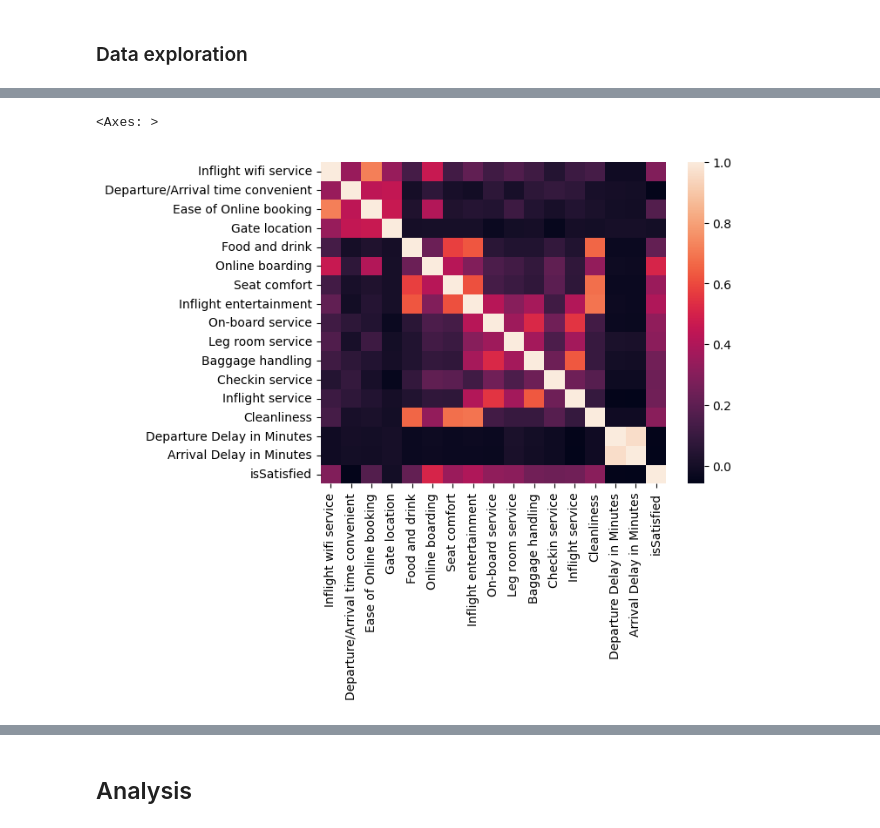
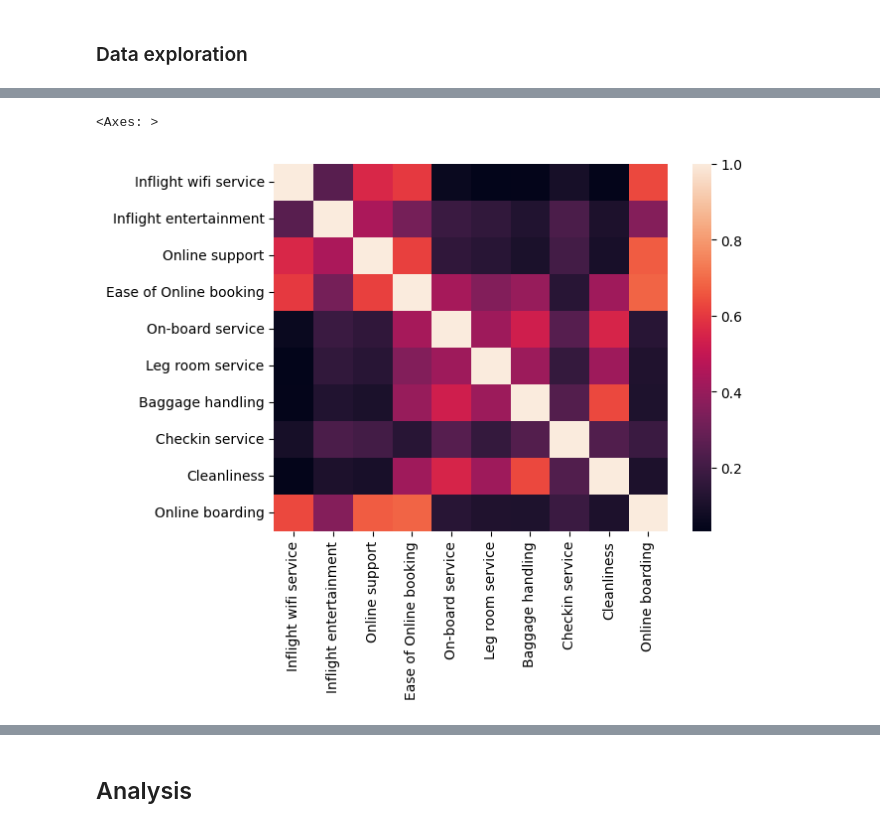
Before and after one commit to aselkabopp/airline_passenger_satisfaction, a Jupyter notebook: airline_passenger_satisfaction.ipynb, the cells around one changed output, grey strips where cells are left out. Drawn from its saved outputs; the diff is of its cells as text; code cells hidden in the pictures.

```diff
--- a/airline_passenger_satisfaction.ipynb
+++ b/airline_passenger_satisfaction.ipynb
@@ -118,3 +95,0 @@ dtype: int64
-# %%
-df.drop(columns=["Unnamed: 0", "id"], inplace=True)
-df.columns
@@ -134,4 +95,0 @@ Index(['Gender', 'Customer Type', 'Age', 'Type of Travel', 'Class',
-# %%
-arrival_delay_median = df["Arrival Delay in Minutes"].median()
-df["Arrival Delay in Minutes"] = df["Arrival Delay in Minutes"].fillna(arrival_delay_median)
-df.isnull().sum()
@@ -156,9 +96,12 @@ dtype: int64
 # %%
 # Splitting data into train and test set
 
-X = df.loc[:, df.columns != 'satisfaction']
-y = df['satisfaction']
+X = df.loc[:, df.columns != 'satisfaction_v2']
+y = df['satisfaction_v2']
 X_train, X_test, y_train, y_test = train_test_split(
     X, y, test_size = 0.2, random_state = 123)
 # %% [markdown]
 ### Data exploration
+# %%
+X_train.drop(columns=["id"], inplace=True)
+X_train.columns
@@ -184,11 +184,11 @@ Name: count, dtype: int64
 # %%
-# Correlation between
+# Correlation between features, that represent rating for different services
 X_train["isSatisfied"] = (y_train == "satisfied")
-train_features = X_train.loc[:, "Inflight wifi service" : ]
+train_features = X_train.loc[:, "Inflight wifi service" : "Online boarding"]
 corr = train_features.corr()
 sns.heatmap(corr,
         xticklabels=corr.columns,
         yticklabels=corr.columns)
 # %% [output]
 <Axes: >
-[figure, old version]
+[figure, new version]
```
Also changed, not shown: parts of 27 cells of this notebook.
